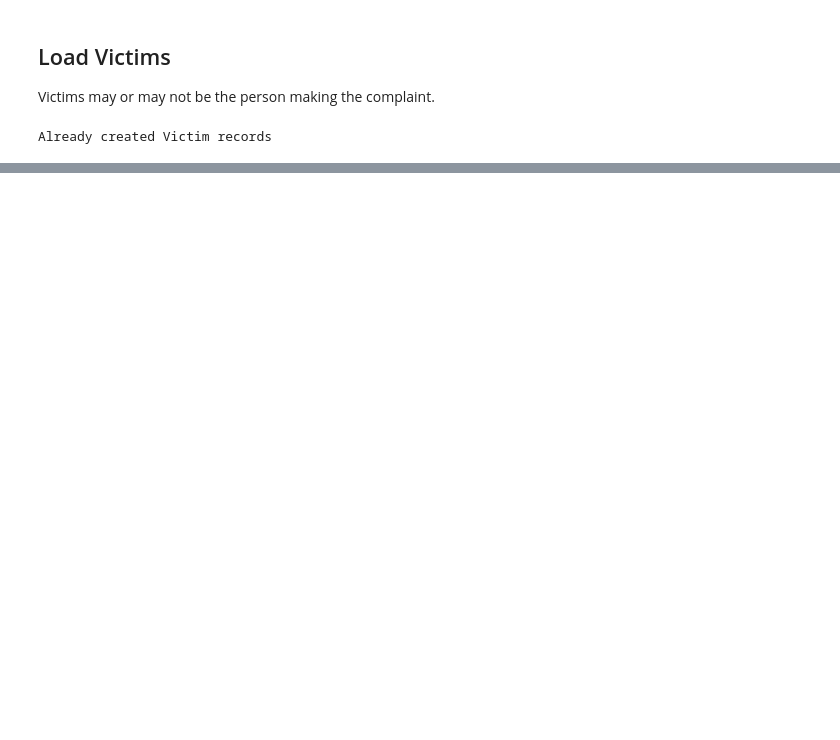
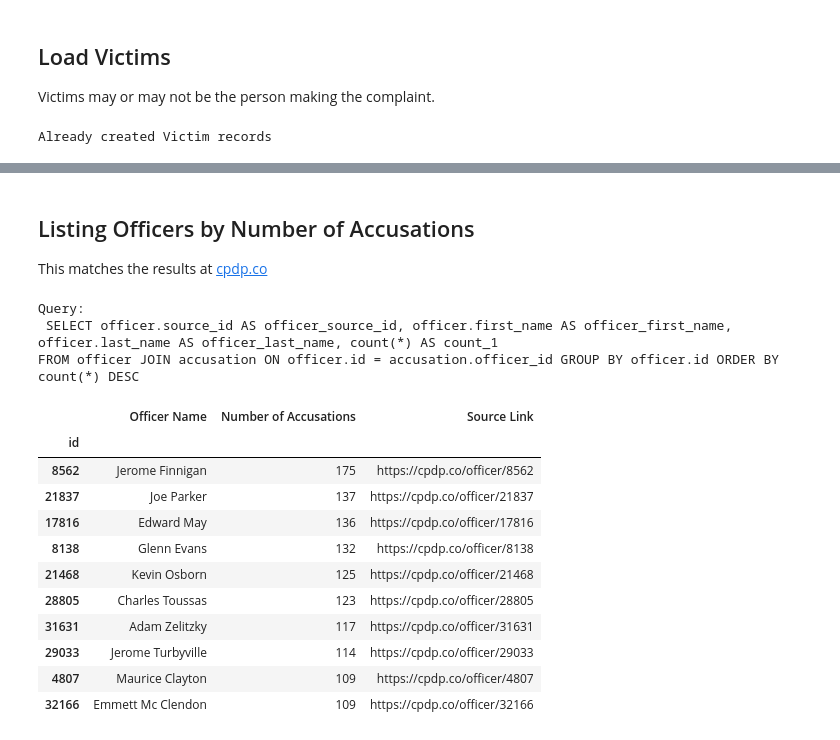
Before and after one commit to codeforboston/police-data-trust, a Jupyter notebook: backend/scraper/cpdp.ipynb, the cells around one changed output, grey strips where cells are left out. Drawn from its saved outputs; the diff is of its cells as text; code cells hidden in the pictures; blank space fills up the shorter version.

```diff
--- a/backend/scraper/cpdp.ipynb
+++ b/backend/scraper/cpdp.ipynb
@@ -349,0 +398,58 @@ Already created Victim records
+# %% [markdown]
+## Listing Officers by Number of Accusations
+
+This matches the results at [cpdp.co](https://cpdp.co)
+# %%
+def cpdp_officer_url(id):
+    return f"https://cpdp.co/officer/{id}"
+
+
+def link(url):
+    return "<a hrasfasdef={}>{}</a>".format(url, url)
+
+
+desc = db.desc
+count = db.func.count
+with app.app_context():
+    q = (
+        db.session.query(
+            Officer.source_id, Officer.first_name, Officer.last_name, count()
+        )
+        .join(Accusation)
+        .group_by(Officer.id)
+        .order_by(desc(count()))
+    )
+    print("Query:\n", str(q), "\n")
+    df = pd.DataFrame(
+        data=[
+            (
+                id,
+                f"{first.title()} {last.title()}",
+                num_accusations,
+                cpdp_officer_url(id),
+            )
+            for id, first, last, num_accusations in q
+        ],
+        columns=["id", "Officer Name", "Number of Accusations", "Source Link"],
+    ).set_index("id")
+    # df.style.format(link)
+df.style.set_caption("Hello World")
+
+
+display(HTML(df.iloc[:10].to_html(render_links=True)))
+# %% [output]
+Query:
+ SELECT officer.source_id AS officer_source_id, officer.first_name AS officer_first_name, officer.last_name AS officer_last_name, count(*) AS count_1
+FROM officer JOIN accusation ON officer.id = accusation.officer_id GROUP BY officer.id ORDER BY count(*) DESC
+|  | Officer Name | Number of Accusations | Source Link |
+| id |  |  |  |
+| 8562 | Jerome Finnigan | 175 | https://cpdp.co/officer/8562 |
+| 21837 | Joe Parker | 137 | https://cpdp.co/officer/21837 |
+| 17816 | Edward May | 136 | https://cpdp.co/officer/17816 |
+| 8138 | Glenn Evans | 132 | https://cpdp.co/officer/8138 |
+| 21468 | Kevin Osborn | 125 | https://cpdp.co/officer/21468 |
+| 28805 | Charles Toussas | 123 | https://cpdp.co/officer/28805 |
+| 31631 | Adam Zelitzky | 117 | https://cpdp.co/officer/31631 |
+| 29033 | Jerome Turbyville | 114 | https://cpdp.co/officer/29033 |
+| 4807 | Maurice Clayton | 109 | https://cpdp.co/officer/4807 |
+| 32166 | Emmett Mc Clendon | 109 | https://cpdp.co/officer/32166 |
```
Also changed, not shown: parts of 4 cells of this notebook.
